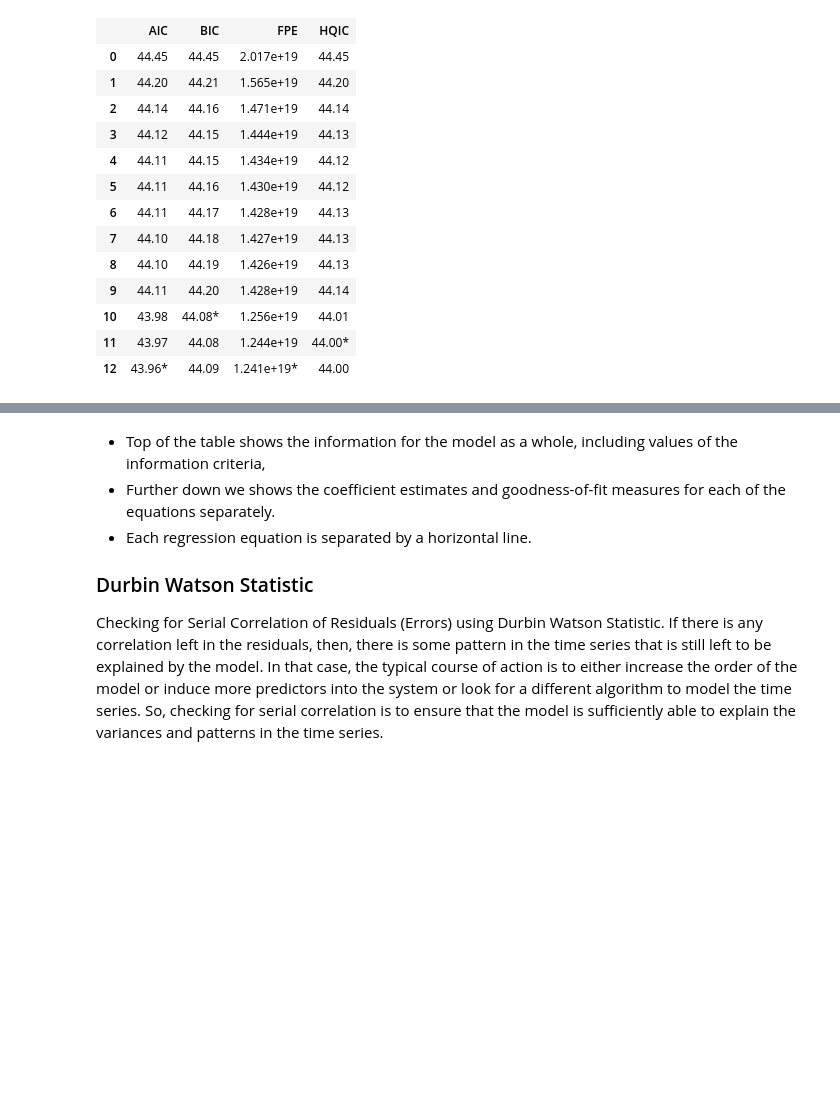
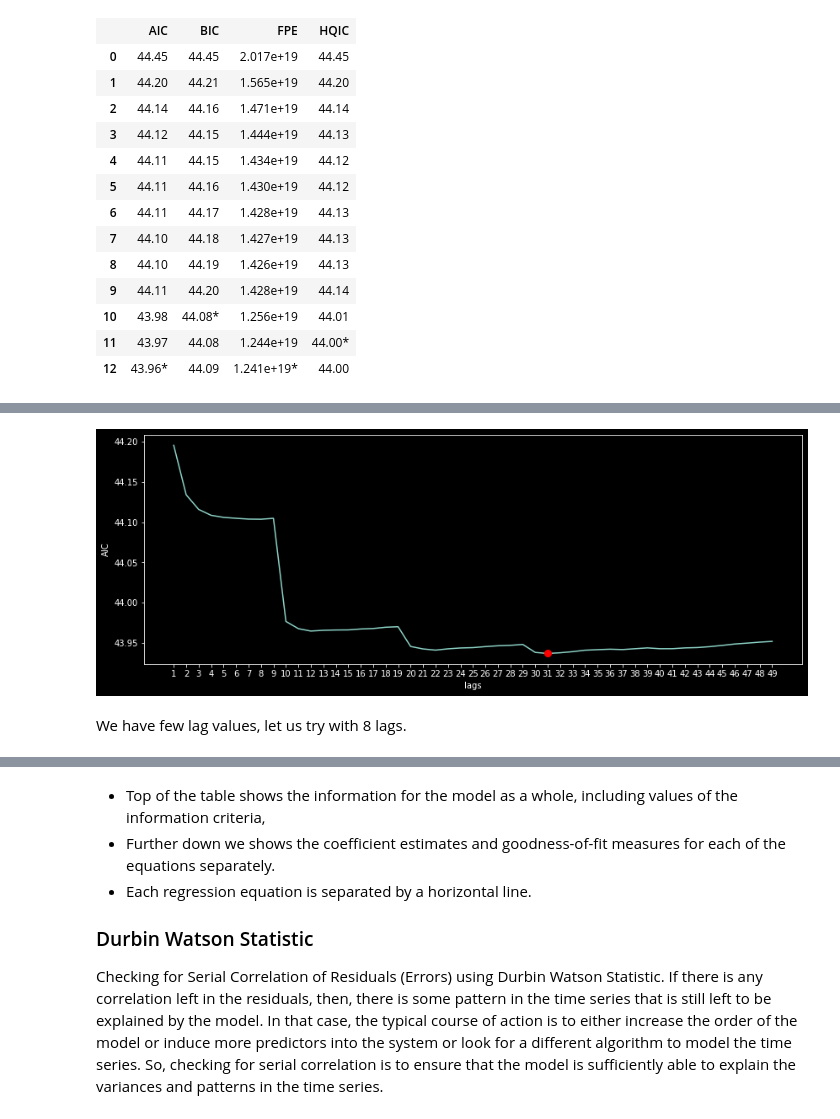
Before and after one commit to saritmaitra/Forex_VAR-VECM, a Jupyter notebook: AL_VAR_EURUSD_FORECAST.ipynb, the cells around one changed output, grey strips where cells are left out. Drawn from its saved outputs; the diff is of its cells as text; code cells hidden in the pictures; blank space fills up the shorter version.

```diff
--- a/AL_VAR_EURUSD_FORECAST.ipynb
+++ b/AL_VAR_EURUSD_FORECAST.ipynb
@@ -135,3 +137,18 @@ VAR Order Selection (* highlights the minimums)
 | 10 | 43.98 | 44.08* | 1.256e+19 | 44.01 |
 | 11 | 43.97 | 44.08 | 1.244e+19 | 44.00* |
 | 12 | 43.96* | 44.09 | 1.241e+19* | 44.00 |
+# %%
+### FIND BEST VAR ORDER ###
+AIC = {}
+best_aic, best_order = np.inf, 0
+
+for i in range(1,50):
+    model = VAR(endog=train_trans.values)
+    model_result = model.fit(maxlags=i)
+    AIC[i] = model_result.aic
+
+    if AIC[i] < best_aic:
+        best_aic = AIC[i]
+        best_order = i
+
+print('BEST ORDER', best_order, 'BEST AIC:', best_aic)
@@ -137,0 +158,10 @@ VAR Order Selection (* highlights the minimums)
+# %%
+### PLOT AICs ###
+plt.style.use('dark_background')
+plt.figure(figsize=(14,5))
+plt.plot(range(len(AIC)), list(AIC.values()))
+plt.plot([best_order-1], [best_aic], marker='o', markersize=8, color="red")
+plt.xticks(range(len(AIC)), range(1,50))
+plt.xlabel('lags'); plt.ylabel('AIC')
+np.set_printoptions(False)
+# %% [output]
@@ -138,3 +176,6 @@ VAR Order Selection (* highlights the minimums)
+[figure, added]
+# %% [markdown]
+We have few lag values, let us try with 8 lags.
 # %%
 import statsmodels.tsa.api as smt
 # pass "1min" frequency
```
Also changed, not shown: parts of 6 cells of this notebook.
